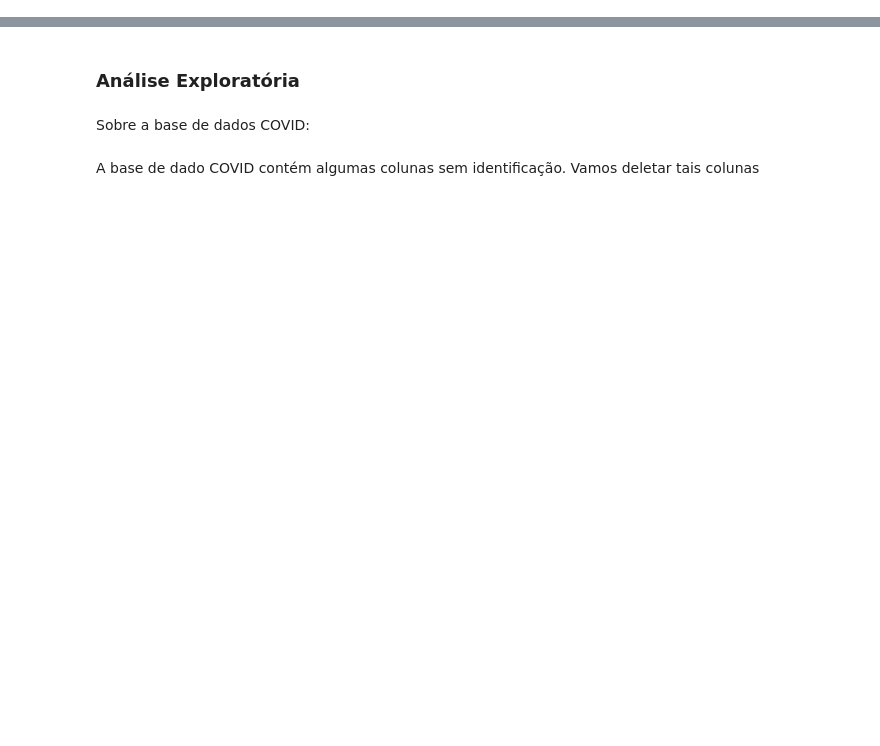
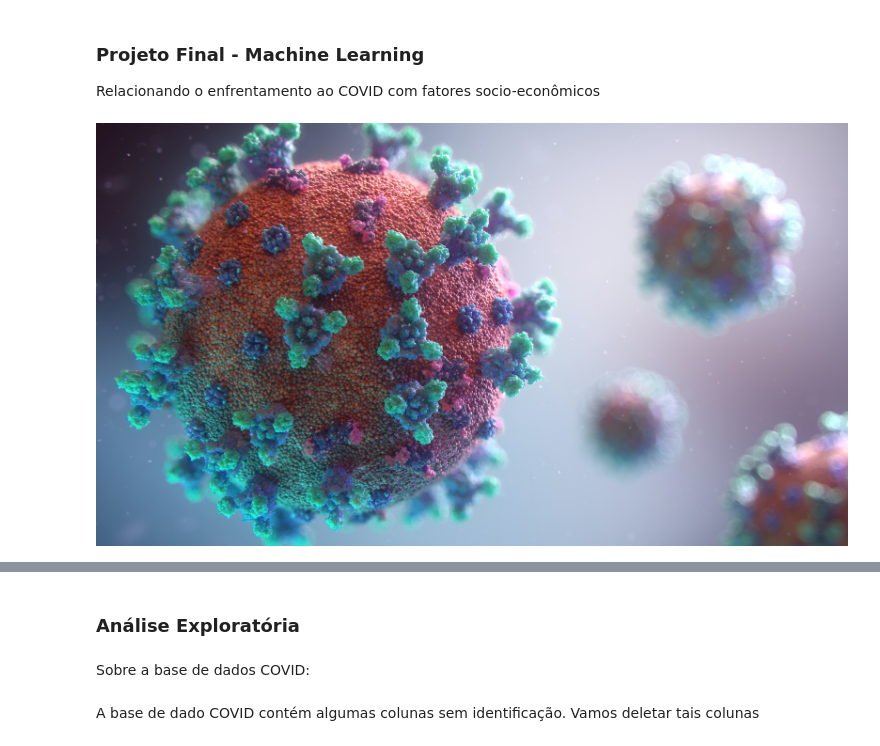
Before and after one commit to LuisFilipeMLoureiro/MachineLearning-CovidAnalysis, a Jupyter notebook: notebook/FinalProject.ipynb, the cells around one changed output, grey strips where cells are left out. Drawn from its saved outputs; the diff is of its cells as text; code cells hidden in the pictures; blank space fills up the shorter version.

```diff
--- a/notebook/FinalProject.ipynb
+++ b/notebook/FinalProject.ipynb
@@ -0,0 +1,11 @@
+# %% [markdown]
+### Projeto Final - Machine Learning
+
+Relacionando o enfrentamento ao COVID com fatores socio-econômicos
+# %%
+from IPython.display import Image
+import pathlib
+IMG_DIR = pathlib.Path.cwd().parent / 'imgs'
+Image(IMG_DIR / "front_img.jpg")
+# %% [output]
+[figure, added]
```
Also changed, not shown: parts of 20 cells of this notebook, 3 other files.
